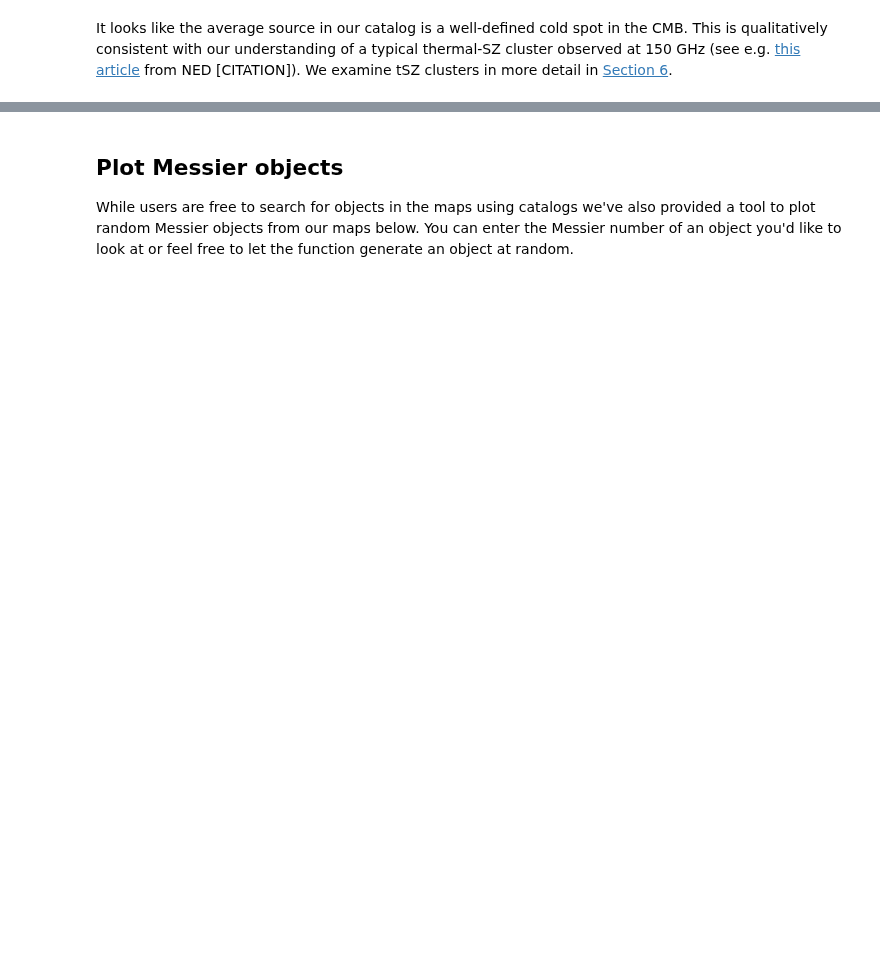
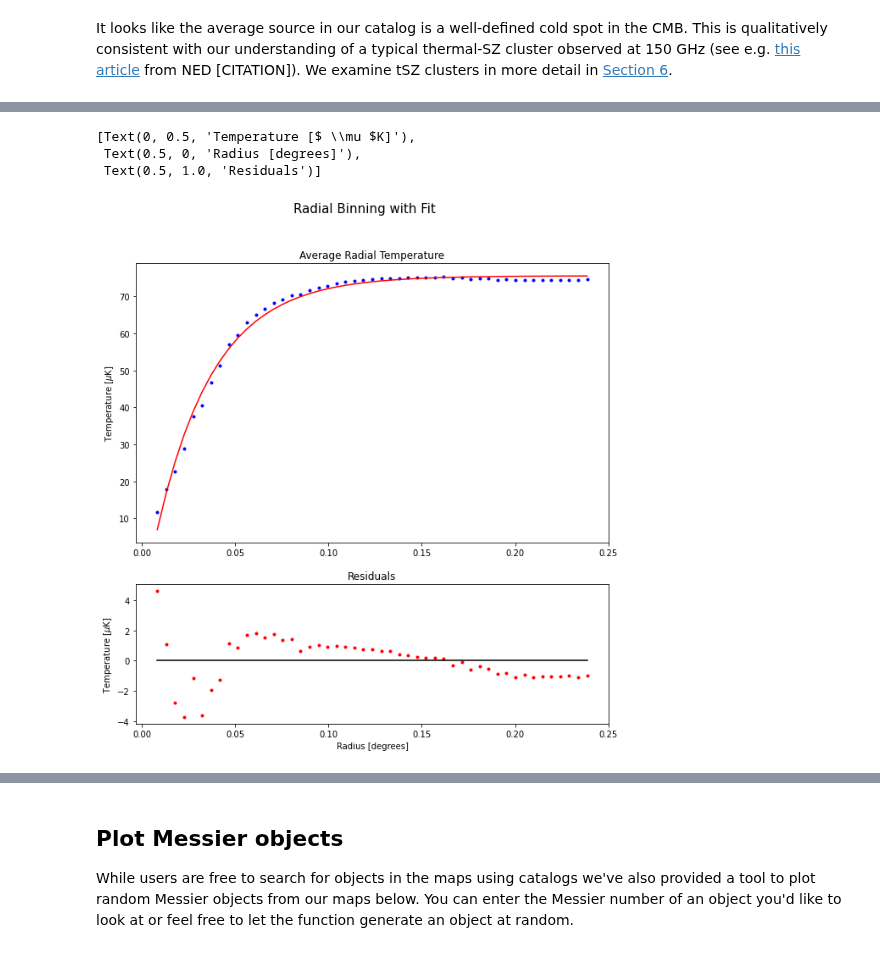
Before and after one commit to ACTCollaboration/DR4_DR5_Notebooks, a Jupyter notebook: Notebooks/Section_4_visualize_objects.ipynb, the cells around one changed output, grey strips where cells are left out. Saved outputs shown, nothing was run; the diff lists cells and outputs as text; code cells hidden in the pictures; blank space fills up the shorter version.

```diff
--- a/Notebooks/Section_4_visualize_objects.ipynb
+++ b/Notebooks/Section_4_visualize_objects.ipynb
@@ -127,0 +190,41 @@ It looks like the average source in our catalog is a well-defined cold spot in t
+# %%
+# Define the fit function
+def func(x, A, B, C):
+    return A*np.exp(B*x) + C
+
+# Set the number of bins
+N_bins = 50
+
+# r_edge is the radius of the largest circle that can fit entirely within the box
+r_edge = r_max/np.sqrt(2)
+
+step = (r_edge - r_min)/N_bins
+
+# Create the bin edges
+bin_edges = np.arange(r_min, r_edge, step)
+
+# Use the binner function to get the average temp for each radius
+cents, res = bin_stamp(stack, radii, bin_edges)
+# %%
+# Fit the results from the binner with the exponential
+popt, pcov = curve_fit(func, cents, res, p0 = [-1, -1, 80])
+res_fit = func(cents, popt[0], popt[1], popt[2])
+# %%
+# Plot the radial temp curve and its fit
+fig, (ax1, ax2) = plt.subplots(2, figsize=(10,10), gridspec_kw={'height_ratios': [2, 1]})
+fig.figsize = (10, 9)
+fig.suptitle('Radial Binning with Fit', fontsize = 15)
+
+ax1.plot(cents, res, 'b.')
+ax1.plot(cents, res_fit, 'r')
+ax1.set(ylabel = r"Temperature [$ \mu $K]", title = "Average Radial Temperature")
+ax2.plot(cents, res - res_fit, 'r.')
+
+ax2.plot(cents, np.zeros(np.size(cents)), 'k')
+ax2.set(xlabel = "Radius [degrees]",
+        ylabel = r"Temperature [$ \mu $K]", title = "Residuals")
+# %% [output]
+[Text(0, 0.5, 'Temperature [$ \\mu $K]'),
+ Text(0.5, 0, 'Radius [degrees]'),
+ Text(0.5, 1.0, 'Residuals')]
+[figure, added]
```
Also changed, not shown: parts of 14 cells of this notebook, 10 other files.
